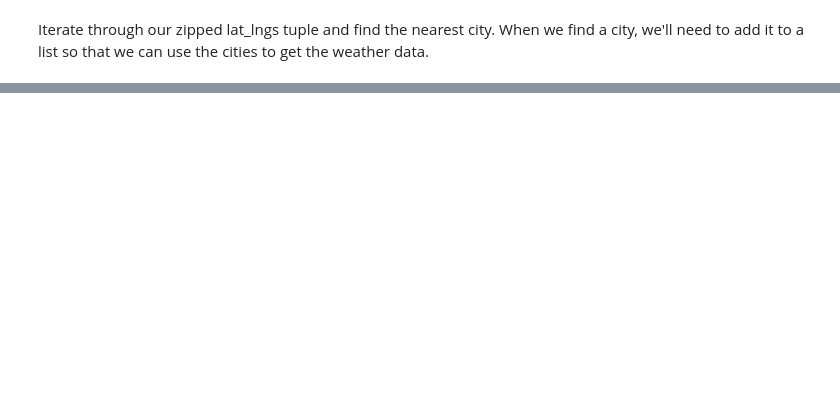
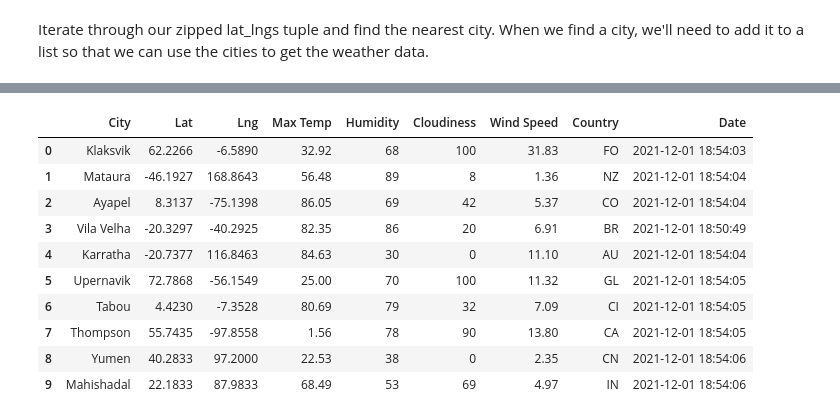
Before and after one commit to danielbrock4/APIs_PlanMyTrip_WeatherDataVisualiztion, a Jupyter notebook: WeatherPy.ipynb, the cells around one changed output, grey strips where cells are left out. Saved outputs shown, nothing was run; the diff lists cells and outputs as text; code cells hidden in the pictures; blank space fills up the shorter version.

```diff
--- a/WeatherPy.ipynb
+++ b/WeatherPy.ipynb
@@ -70,0 +321,16 @@ len(cities)
+# %%
+# Convert the array of dictionaries to a Pandas DataFrame.
+city_data_df = pd.DataFrame(city_data)
+city_data_df.head(10)
+# %% [output]
+|  | City | Lat | Lng | Max Temp | Humidity | Cloudiness | Wind Speed | Country | Date |
+| 0 | Klaksvik | 62.2266 | -6.5890 | 32.92 | 68 | 100 | 31.83 | FO | 2021-12-01 18:54:03 |
+| 1 | Mataura | -46.1927 | 168.8643 | 56.48 | 89 | 8 | 1.36 | NZ | 2021-12-01 18:54:04 |
+| 2 | Ayapel | 8.3137 | -75.1398 | 86.05 | 69 | 42 | 5.37 | CO | 2021-12-01 18:54:04 |
+| 3 | Vila Velha | -20.3297 | -40.2925 | 82.35 | 86 | 20 | 6.91 | BR | 2021-12-01 18:50:49 |
+| 4 | Karratha | -20.7377 | 116.8463 | 84.63 | 30 | 0 | 11.10 | AU | 2021-12-01 18:54:04 |
+| 5 | Upernavik | 72.7868 | -56.1549 | 25.00 | 70 | 100 | 11.32 | GL | 2021-12-01 18:54:05 |
+| 6 | Tabou | 4.4230 | -7.3528 | 80.69 | 79 | 32 | 7.09 | CI | 2021-12-01 18:54:05 |
+| 7 | Thompson | 55.7435 | -97.8558 | 1.56 | 78 | 90 | 13.80 | CA | 2021-12-01 18:54:05 |
+| 8 | Yumen | 40.2833 | 97.2000 | 22.53 | 38 | 0 | 2.35 | CN | 2021-12-01 18:54:06 |
+| 9 | Mahishadal | 22.1833 | 87.9833 | 68.49 | 53 | 69 | 4.97 | IN | 2021-12-01 18:54:06 |
```
Also changed, not shown: parts of 25 cells of this notebook, 6 other files.
